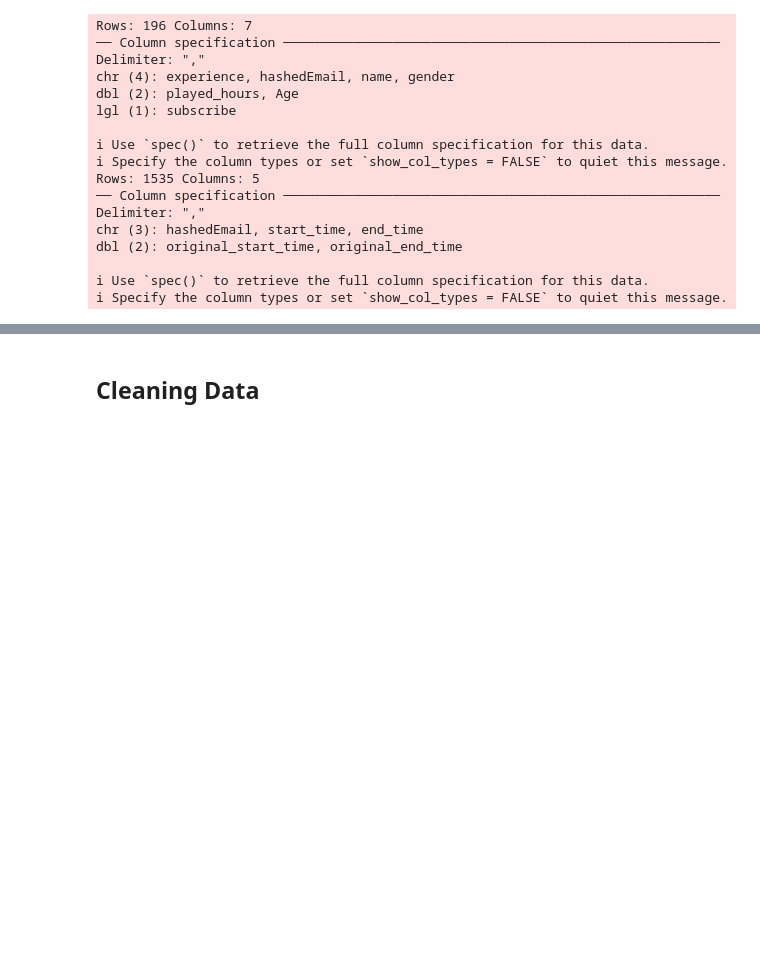
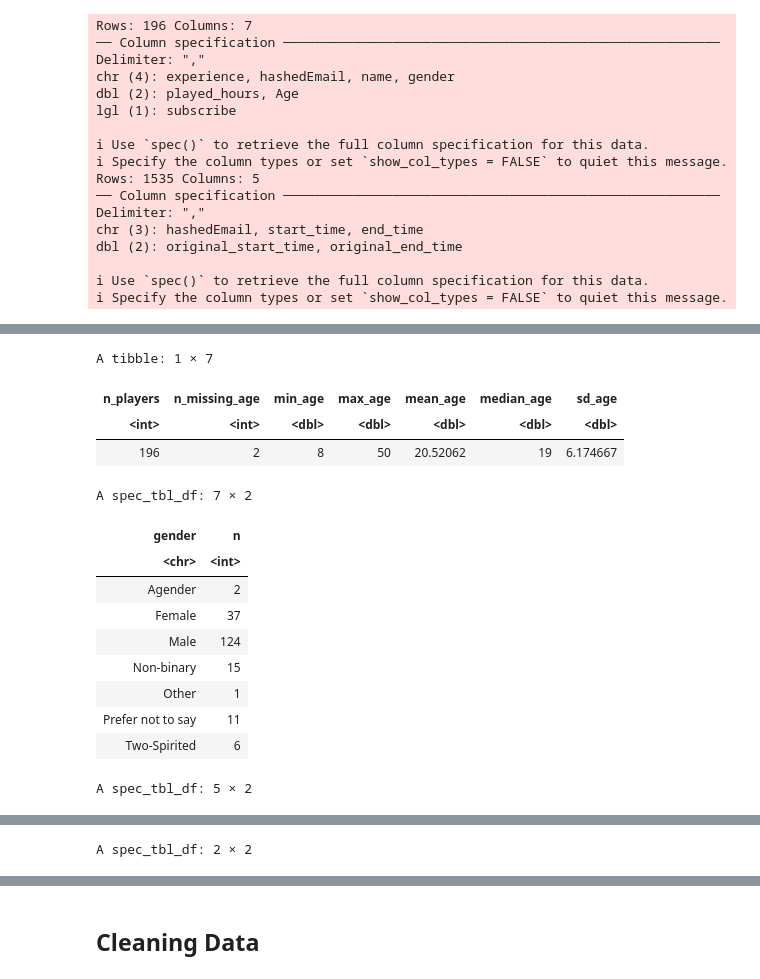
Before and after one commit to agam-26/DSCI_100_Group_26, a Jupyter notebook: Project_report.ipynb, the cells around one changed output, grey strips where cells are left out. Saved outputs shown, nothing was run; the diff lists cells and outputs as text; code cells hidden in the pictures; blank space fills up the shorter version.

```diff
--- a/Project_report.ipynb
+++ b/Project_report.ipynb
@@ -137,11 +123,73 @@ A data.frame: 1535 × 11
 | fe218a05c6c3fc6326f4f151e8cb75a2a... | Amateur | TRUE | 0.1 | Fatima | Male | 17 | 14/09/2024 15:33 | 14/09/2024 15:42 | ... |
 | fef4e1bed8c3f6dcd7bcd39ab21bd4023... | Beginner | TRUE | 1.1 | Caden | Male | 20 | 26/04/2024 09:11 | 26/04/2024 10:23 | ... |
 # %%
-#  visulaizing relationships
-#visual_data <- combined_data |>
-#        select(experience, gender, Age)
-#
-#visuals <- visual_data |>
-#        ggpairs(aes(alpha = 0.05)) +
-#        theme(text = element_text(size = 20))
-#visuals
+## Finding variable ranges
+#1. Experience
+#combined_data |> distinct(experience)
+
+# Beginner, Amateur, Regular, Pro, Veteran
+
+# 2. Age
+# Finding the age range of the players
+#players_age_analysis <- players |>
+#                        summarize (min_player_age = min(Age, na.rm = TRUE),
+#                                   max_player_age = max(Age, na.rm = TRUE))
+# players_age_analysis
+
+## age range is from 8-50
+
+
+#Gender
+#combined_data |> distinct(gender)
+# Male, Female, Non-binary, Two-Spirited, Prefer not to say, Agender, Other
+
+#hours player
+
+#players_hr_analysis <- combined_data |>
+#                        summarize (min_player_hr = min(played_hours, na.rm = TRUE),
+#                                   max_player_hr = max(played_hours, na.rm = TRUE))
+#players_hr_analysis
+
+## hr range is from 0-225
+
+
+# Summary of player age, gender, experience
+players_summary <- players |>
+  summarize(
+    n_players = n(),
+    n_missing_age = sum(is.na(Age)),
+    min_age = min(Age, na.rm = TRUE),
+    max_age = max(Age, na.rm = TRUE),
+    mean_age = mean(Age, na.rm = TRUE),
+    median_age = median(Age, na.rm = TRUE),
+    sd_age = sd(Age, na.rm = TRUE)
+  )
+
+
+
+# Categorical summaries
+gender_counts <- players |> count(gender)
+experience_counts <- players |> count(experience)
+subscribe_counts <- players |> count(subscribe)
+
+# View results
+players_summary
+gender_counts
+experience_counts
+subscribe_counts
+# %% [output]
+A tibble: 1 × 7
+| n_players | n_missing_age | min_age | max_age | mean_age | median_age | sd_age |
+| <int> | <int> | <dbl> | <dbl> | <dbl> | <dbl> | <dbl> |
+| 196 | 2 | 8 | 50 | 20.52062 | 19 | 6.174667 |
+A spec_tbl_df: 7 × 2
+| gender | n |
+| <chr> | <int> |
+| Agender | 2 |
+| Female | 37 |
+| Male | 124 |
+| Non-binary | 15 |
+| Other | 1 |
+| Prefer not to say | 11 |
+| Two-Spirited | 6 |
+A spec_tbl_df: 5 × 2
@@ -147,0 +203 @@ A data.frame: 1535 × 11
+A spec_tbl_df: 2 × 2
```
Also changed, not shown: parts of 12 cells of this notebook, 1 other file.
